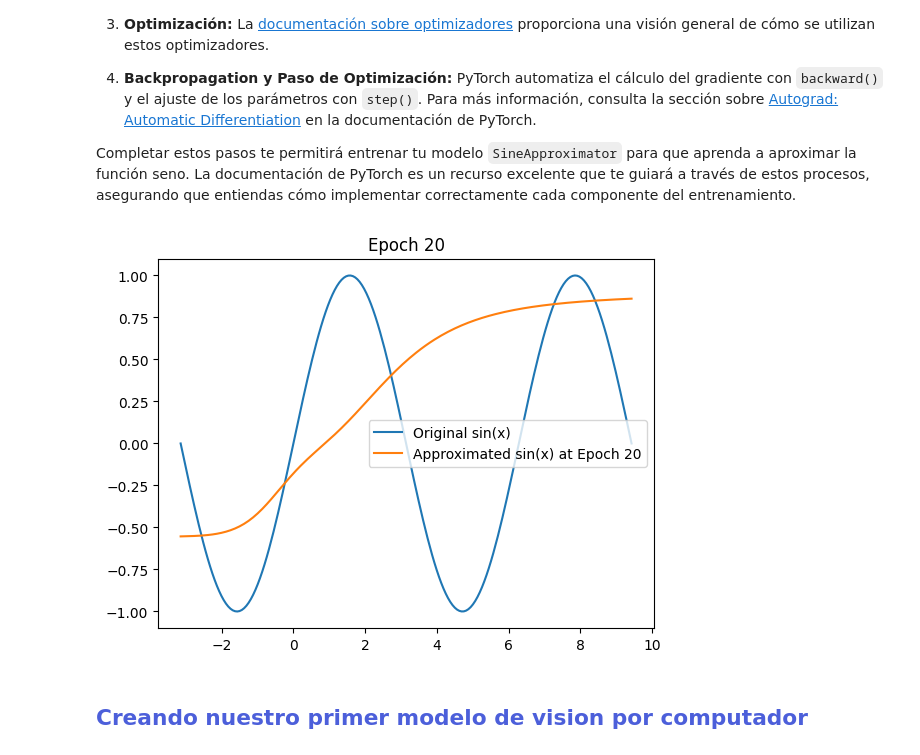
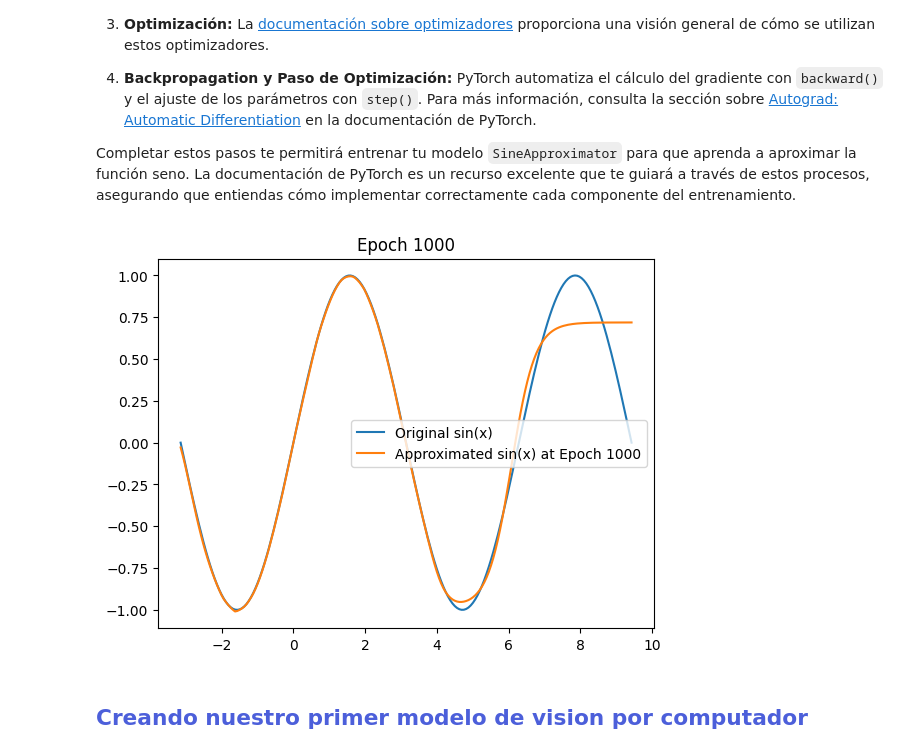
Before and after one commit to Blinded4545/Hands-on-Computer-Vision-old, a Jupyter notebook: sesiones/sesion3/Sesion3_1_DeepLearning.ipynb, the cells around one changed output. Drawn from its saved outputs; the diff is of its cells as text; code cells hidden in the pictures.

```diff
--- a/sesiones/sesion3/Sesion3_1_DeepLearning.ipynb
+++ b/sesiones/sesion3/Sesion3_1_DeepLearning.ipynb
@@ -153,7 +153,7 @@ $$
 #COMO SE CREAN LOS KERNELS, tipo de como se plantean las matrices
 # Hay una forma de determinar el tama;o idoneo para una red neuronal sin que haya overfitting
 # Training loop
-for iter in range(iters):
+for iter in range(10000):
 
     # *********************
     # FORWARD PASS
@@ -242,12 +242,16 @@ class SineApproximator(nn.Module):
         super(SineApproximator, self).__init__()
         self.linear1 = nn.Linear(1, 50)
         self.tanh = nn.Tanh()
-        self.linear2 = nn.Linear(50, 1)
+        self.linear2 = nn.Linear(50, 10)
+        self.relu = nn.ReLU()
+        self.linear3 = nn.Linear(10, 1)
 
     def forward(self, x):
         x = self.linear1(x)
+        x = self.relu(x)
+        x = self.linear2(x)
         x = self.tanh(x)
-        x = self.linear2(x)
+        x = self.linear3(x)
 
         # agrega mas capas si quieres!
 
@@ -280,26 +284,27 @@ Completar estos pasos te permitirá entrenar tu modelo `SineApproximator` para q
 # %%
 model = SineApproximator()
 
 optimizer = optim.Adam(model.parameters(), lr=0.01)
-criterion = mse_loss_derivative# mseloss?
+criterion = nn.MSELoss()# mseloss?
 
-epochs = 20
+epochs = 1000
 plot_every = 10  # dont touch this
 
 for epoch in range(epochs):
     optimizer.zero_grad()
     output = model.forward(x_tensor)
     loss = criterion(output, y_tensor)
 
     # backward ?
+    loss.backward()
     optimizer.step()
 
     if (epoch+1) % plot_every == 0:
         plot_predictions(model, x, y, epoch)
 
 plot_predictions(model, x, y, epochs - 1)
 # %% [output]
-[figure, old version]
+[figure, new version]
 # %% [markdown]
 ## <font color='#4C5FDA'>**Creando nuestro primer modelo de vision por computador** </font> <a name="tema1">
 # %% [markdown]
```
Also changed, not shown: parts of 1 cell of this notebook.
